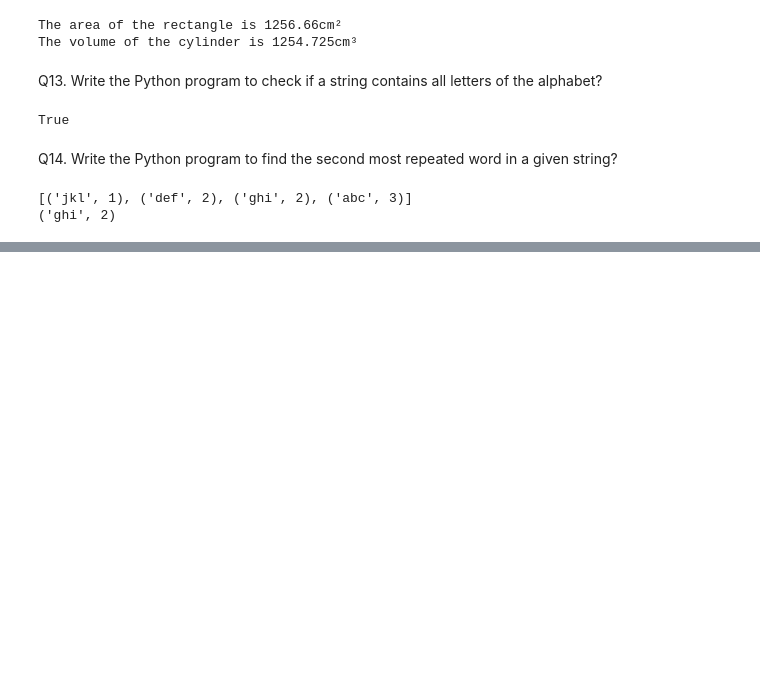
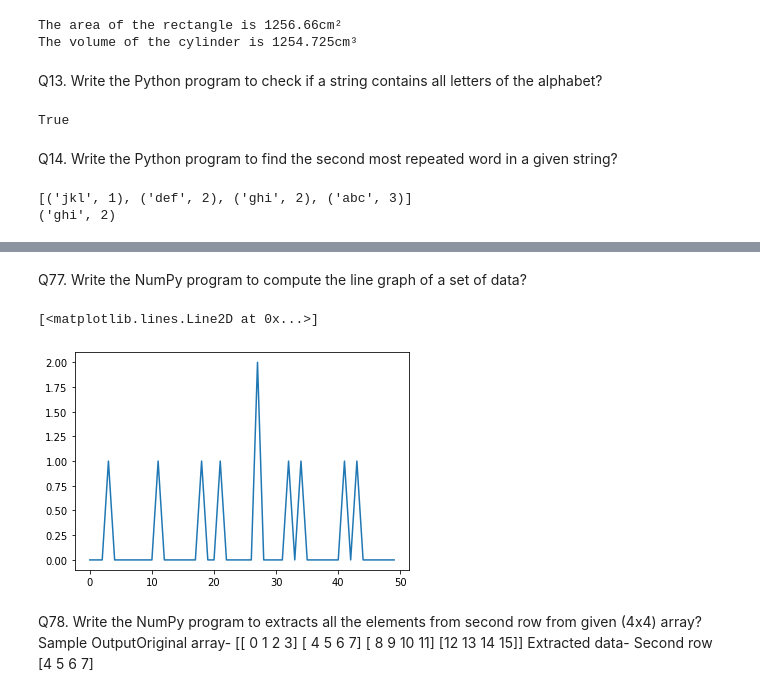
Before and after one commit to Manasmita1992/Machine-Learning, a Jupyter notebook: Python Subjective Assignment.ipynb, the cells around one changed output, grey strips where cells are left out. Saved outputs shown, nothing was run; the diff lists cells and outputs as text; code cells hidden in the pictures; blank space fills up the shorter version.

```diff
--- a/Python Subjective Assignment.ipynb
+++ b/Python Subjective Assignment.ipynb
@@ -256,0 +1574,21 @@ print(word_count('abc abc abc def def ghi ghi jkl'))
+# %% [markdown]
+Q77. Write the NumPy program to compute the line graph of a set of
+data?
+# %%
+arr = np.random.randint(1, 50, 10)
+y, x = np.histogram(arr, bins=np.arange(51))
+ig, ax = plt.subplots()
+ax.plot(x[:-1], y)
+# %% [output]
+[<matplotlib.lines.Line2D at 0x...>]
+[figure, added]
+# %% [markdown]
+Q78. Write the NumPy program to extracts all the elements from second
+row from given (4x4) array?
+Sample OutputOriginal array-
+[[ 0 1 2 3]
+[ 4 5 6 7]
+[ 8 9 10 11]
+[12 13 14 15]]
+Extracted data- Second row
+[4 5 6 7]
```
Also changed, not shown: parts of 268 cells of this notebook.
